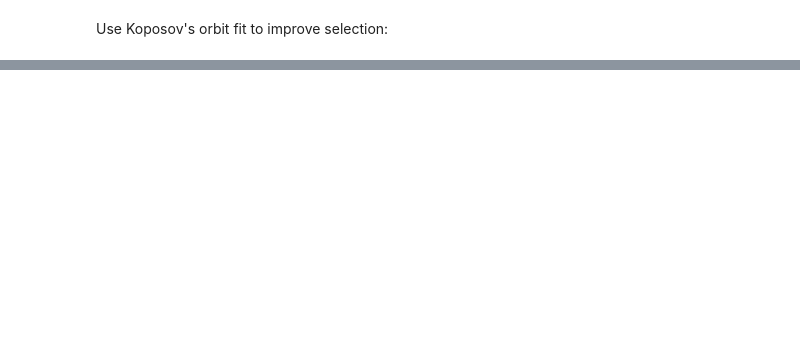
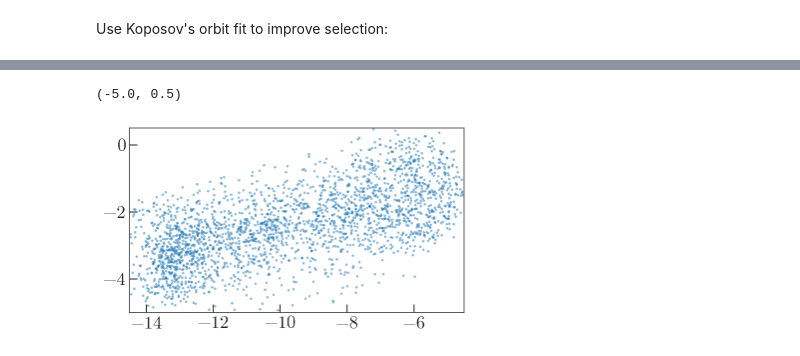
Before and after one commit to adrn/GD1-DR2, a Jupyter notebook: notebooks/Better-selection.ipynb, the cells around one changed output, grey strips where cells are left out. Saved outputs shown, nothing was run; the diff lists cells and outputs as text; code cells hidden in the pictures; blank space fills up the shorter version.

```diff
--- a/notebooks/Better-selection.ipynb
+++ b/notebooks/Better-selection.ipynb
@@ -476,0 +319,14 @@ Text(0.5,0,'$f$')
+# %%
+gd1_unreflex = c[all_cmd_mask & pm_mask].transform_to(gc.GD1)
+# %%
+pm1_un = gd1_unreflex.pm_phi1_cosphi2.to_value(u.mas/u.yr)
+pm2_un = gd1_unreflex.pm_phi2.to_value(u.mas/u.yr)
+# %%
+fig, ax = plt.subplots(1, 1, figsize=(6, 6))
+ax.plot(pm1_un, pm2_un, marker='.', ls='none', alpha=0.5)
+ax.set_aspect('equal')
+ax.set_xlim(-14.5, -4.5)
+ax.set_ylim(-5., 0.5)
+# %% [output]
+(-5.0, 0.5)
+[figure, added]
```
Also changed, not shown: parts of 38 cells of this notebook.
